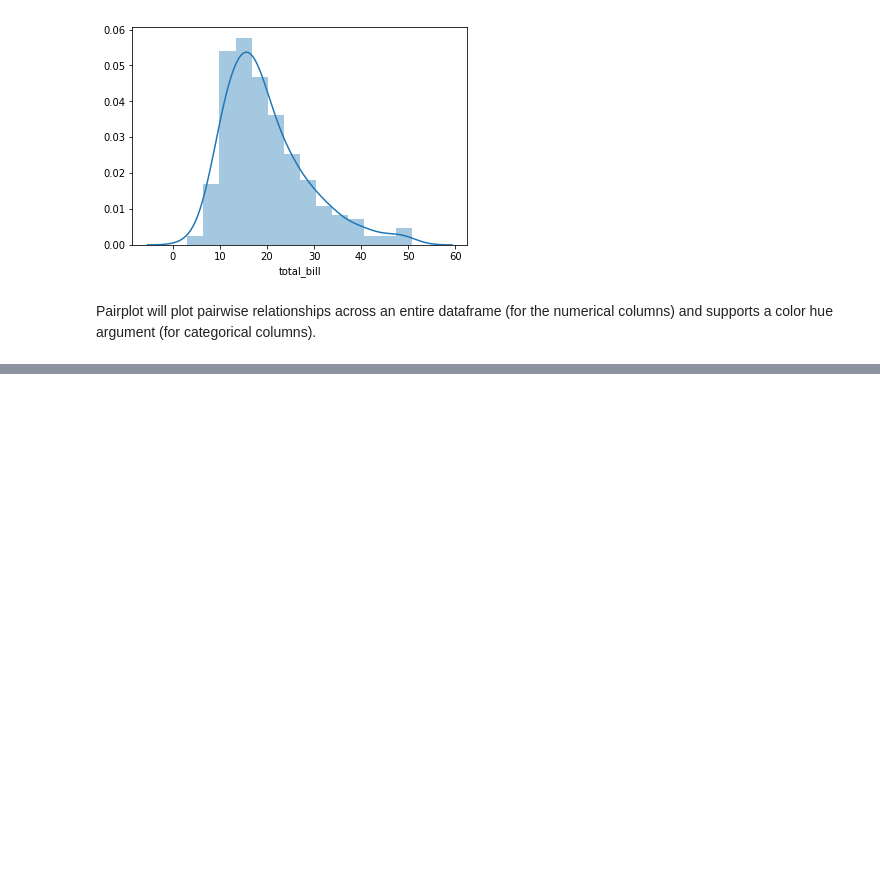
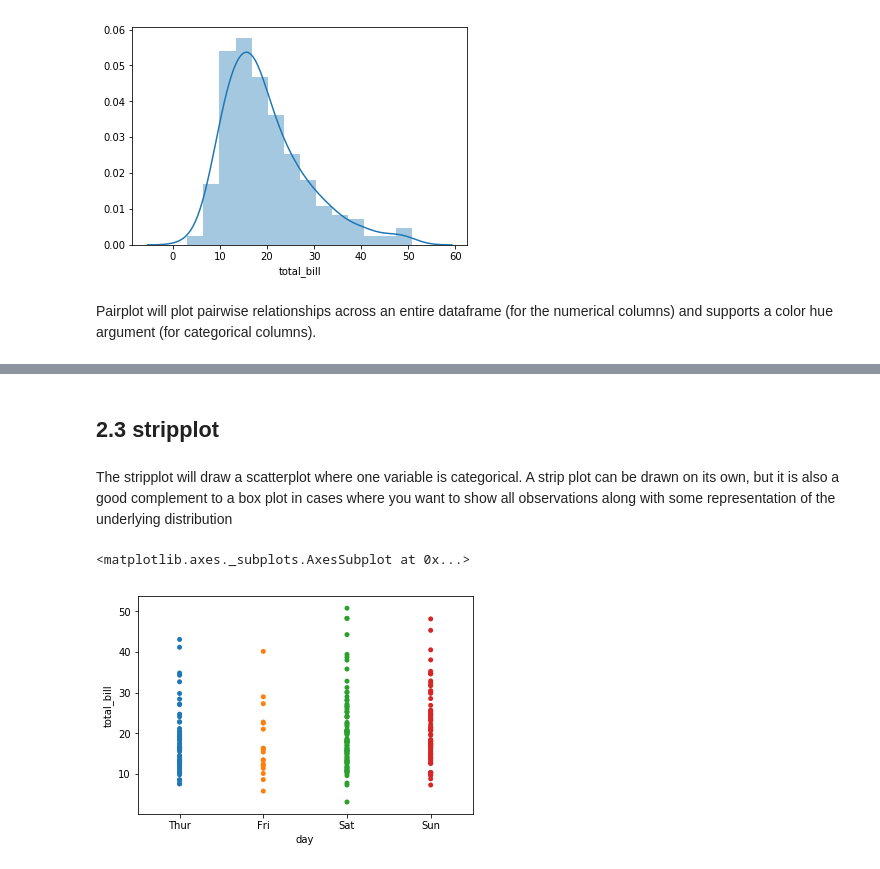
Before and after one commit to stevenDutton/Data-Analytics, a Jupyter notebook: Lab4/Untitled.ipynb, the cells around one changed output, grey strips where cells are left out. Cells and saved outputs as stored; diff of their text form; code cells hidden in the pictures; blank space fills up the shorter version.

```diff
--- a/Lab4/Untitled.ipynb
+++ b/Lab4/Untitled.ipynb
@@ -504,0 +539,12 @@ numerical columns) and supports a color hue argument (for categorical columns).
+# %% [markdown]
+## 2.3 stripplot
+# %% [markdown]
+The stripplot will draw a scatterplot where one variable is categorical. A strip plot
+can be drawn on its own, but it is also a good complement to a box plot in cases where
+you want to show all observations along with some representation of the underlying
+distribution
+# %%
+sns.stripplot(x="day", y="total_bill", data=tips)
+# %% [output]
+<matplotlib.axes._subplots.AxesSubplot at 0x...>
+[figure, added]
```
Also changed, not shown: parts of 36 cells of this notebook.
